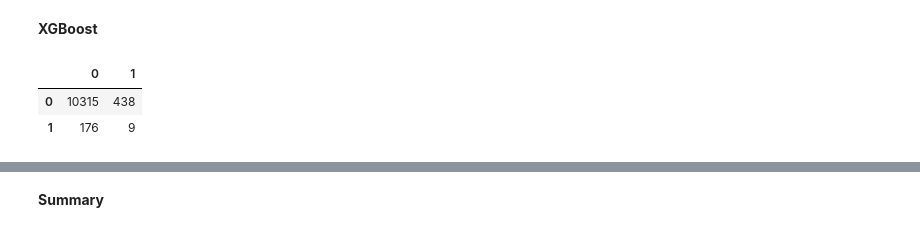
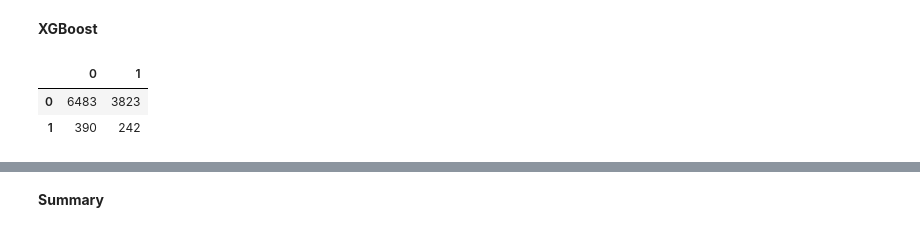
Before and after one commit to giorgiodemarchi/TabText-Experiments, a Jupyter notebook: Giorgio_baseline.ipynb, the cells around one changed output, grey strips where cells are left out. Drawn from its saved outputs; the diff is of its cells as text; code cells hidden in the pictures.

```diff
--- a/Giorgio_baseline.ipynb
+++ b/Giorgio_baseline.ipynb
@@ -401,6 +653,0 @@ numerical_columns = ['CNT_CHILDREN','AMT_INCOME_TOTAL','CNT_FAM_MEMBERS','begin_
-# %%
-from sklearn.preprocessing import StandardScaler
-
-scaler = StandardScaler()
-
-X_res[numerical_columns] = scaler.fit_transform(X_res[numerical_columns])
@@ -430,5 +674,11 @@ Index(['CODE_GENDER', 'FLAG_OWN_CAR', 'FLAG_OWN_REALTY', 'CNT_CHILDREN',
 # %%
 X_train, y_train = X_res, y_res
+# %%
+from sklearn.preprocessing import StandardScaler
+
+scaler = StandardScaler()
+
+X_train[numerical_columns] = scaler.fit_transform(X_train[numerical_columns])
 # %% [markdown]
 **Logistic Regression**
 # %%
@@ -437,9 +687,7 @@ from sklearn.linear_model import LogisticRegression
 import seaborn as sns
 
 
-model = LogisticRegression(C=0.8,
-                           random_state=42,
-                           solver='lbfgs')
+model = LogisticRegression()
 
 
 model.fit(X_train, y_train)
@@ -582,7 +830,7 @@ model = LGBMClassifier(num_leaves=31,
 model.fit(X_train, y_train)
 
 
-X_test[numerical_columns] = scaler.transform(X_test[numerical_columns])
+# X_test[numerical_columns] = scaler.transform(X_test[numerical_columns])
 y_predict = model.predict(X_test)
 
 ## METRICS
@@ -628,34 +876,34 @@ lgm_metrics
 # %%
 from xgboost import XGBClassifier
 
 model = XGBClassifier(max_depth=12,
                       n_estimators=250,
                       min_child_weight=8,
                       subsample=0.8,
                       learning_rate =0.02,
                       seed=42)
 
 model.fit(X_train, y_train)
 
 
-X_test[numerical_columns] = scaler.transform(X_test[numerical_columns])
+# X_test[numerical_columns] = scaler.transform(X_test[numerical_columns])
 y_predict = model.predict(X_test)
 
 ## METRICS
 # Accuracy
 xgb_accuracy = accuracy_score(y_test, y_predict)
 # Precision
 xgb_precision = precision_score(y_test, y_predict)
 # Recall
 xgb_recall = recall_score(y_test, y_predict)
 # AUC
 xgb_auc = roc_auc_score(y_test, y_predict)
 
 pd.DataFrame(confusion_matrix(y_test,y_predict))
 # %% [output]
 |  | 0 | 1 |
-| 0 | 10315 | 438 |
-| 1 | 176 | 9 |
+| 0 | 6483 | 3823 |
+| 1 | 390 | 242 |
 # %%
 xgb_metrics = pd.DataFrame({'XGBoost': [xgb_accuracy, xgb_precision, xgb_recall, xgb_auc]}, columns = ['XGBoost'], index=['Accuracy', 'Precision', 'Recall', 'AUC'])
 xgb_metrics
```
Also changed, not shown: parts of 50 cells of this notebook.
